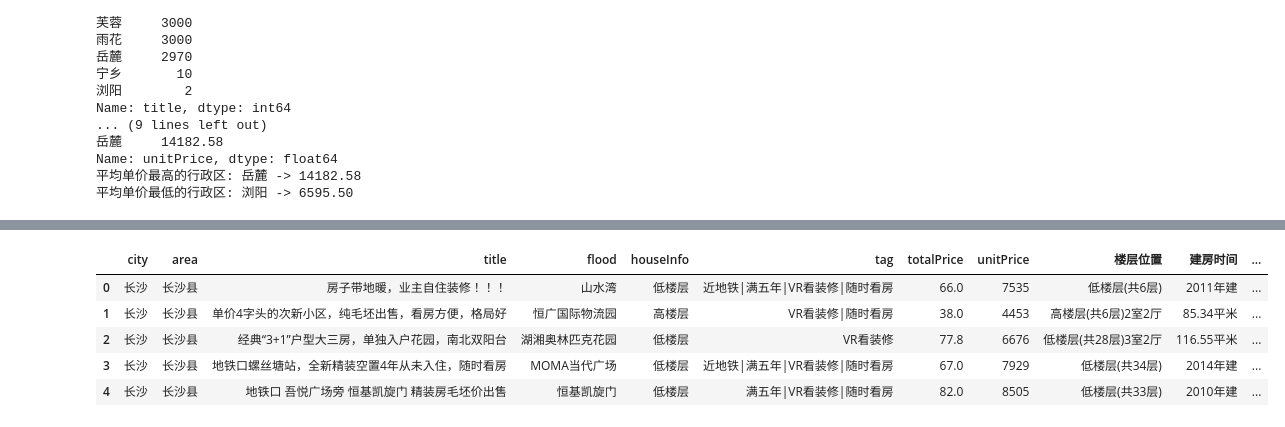
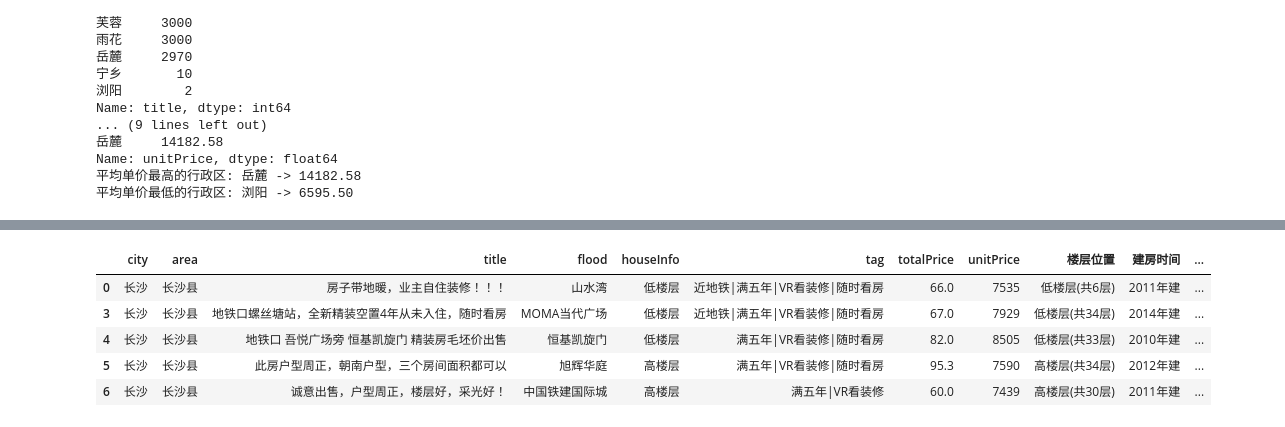
Before and after one commit to JasperJLYu/Pandas, a Jupyter notebook: demos/长沙二手房新房数据分析/dataAnalysis.ipynb, the cells around one changed output, grey strips where cells are left out. Saved outputs shown, nothing was run; the diff lists cells and outputs as text; code cells hidden in the pictures.

```diff
--- a/demos/长沙二手房新房数据分析/dataAnalysis.ipynb
+++ b/demos/长沙二手房新房数据分析/dataAnalysis.ipynb
@@ -101,0 +125,4 @@ df.head()
+# %%
+# 应用拆分函数
+df_split = df["houseInfo"].apply(split_house_info)
+df_split.head()
@@ -101,0 +136,3 @@ df.head()
+# %%
+# 4. 合并到原数据
+df_new = pd.concat([df, df_split], axis=1)
@@ -102,20 +148,24 @@ df.head()
 # %%
 # 任务3
 # 处理缺失值
-df.isnull().sum()
+df_new.isnull().sum()
+
+# 删除缺失值
+df_new.dropna(inplace=True)
+df_new.isnull().sum()
 
 # 房屋的朝向使用 unknown 填充
-df = df.fillna({"房屋朝向":"unknown"})
-df.isnull().sum()
+# df = df.fillna({"房屋朝向":"unknown"})
+# df.isnull().sum()
 
 # tag 使用 unknown 填充
-df = df.fillna({"tag":"unknown"})
-df.isnull().sum()
+# df = df.fillna({"tag":"unknown"})
+# df.isnull().sum()
 
 # 房屋大小使用均值填充
-df["房屋大小"] = df["房屋大小"].str.replace("平米", "", regex=False)
-df["房屋大小"] = pd.to_numeric(df["房屋大小"], errors="coerce")
-df = df.fillna(round(df["房屋大小"].mean(), 2))
-df["房屋大小"] = df["房屋大小"].astype(str) + "平米"
-df.head()
+# df["房屋大小"] = df["房屋大小"].str.replace("平米", "", regex=False)
+# df["房屋大小"] = pd.to_numeric(df["房屋大小"], errors="coerce")
+# df = df.fillna(round(df["房屋大小"].mean(), 2))
+# df["房屋大小"] = df["房屋大小"].astype(str) + "平米"
+# df.head()
 # %% [output]
@@ -128,15 +186,15 @@ df.head()
 # %%
 # 任务4：统计不同楼层的房屋的售卖均价
-data = df
+data = df_new
 data["houseInfo"] = data["houseInfo"].str[:3]
 data.head()
 # %% [output]
 |  | city | area | title | flood | houseInfo | tag | totalPrice | unitPrice | 楼层位置 | 建房时间 | ... |
 | 0 | 长沙 | 长沙县 | 房子带地暖，业主自住装修！！！ | 山水湾 | 低楼层 | 近地铁|满五年|VR看装修|随时看房 | 66.0 | 7535 | 低楼层(共6层) | 2011年建 | ... |
-| 1 | 长沙 | 长沙县 | 单价4字头的次新小区，纯毛坯出售，看房方便，格局好 | 恒广国际物流园 | 高楼层 | VR看装修|随时看房 | 38.0 | 4453 | 高楼层(共6层)2室2厅 | 85.34平米 | ... |
-| 2 | 长沙 | 长沙县 | 经典“3+1”户型大三房，单独入户花园，南北双阳台 | 湖湘奥林匹克花园 | 低楼层 | VR看装修 | 77.8 | 6676 | 低楼层(共28层)3室2厅 | 116.55平米 | ... |
 | 3 | 长沙 | 长沙县 | 地铁口螺丝塘站，全新精装空置4年从未入住，随时看房 | MOMA当代广场 | 低楼层 | 近地铁|满五年|VR看装修|随时看房 | 67.0 | 7929 | 低楼层(共34层) | 2014年建 | ... |
 | 4 | 长沙 | 长沙县 | 地铁口 吾悦广场旁 恒基凯旋门 精装房毛坯价出售 | 恒基凯旋门 | 低楼层 | 满五年|VR看装修|随时看房 | 82.0 | 8505 | 低楼层(共33层) | 2010年建 | ... |
+| 5 | 长沙 | 长沙县 | 此房户型周正，朝南户型，三个房间面积都可以 | 旭辉华庭 | 高楼层 | 满五年|VR看装修|随时看房 | 95.3 | 7590 | 高楼层(共34层) | 2012年建 | ... |
+| 6 | 长沙 | 长沙县 | 诚意出售，户型周正，楼层好，采光好！ | 中国铁建国际城 | 高楼层 | 满五年|VR看装修 | 60.0 | 7439 | 高楼层(共30层) | 2011年建 | ... |
 # %%
 # 根据楼层聚类，并求平均值
 floor_mean = data.groupby("houseInfo")["unitPrice"].mean().round(2).sort_values(ascending=False)
```
Also changed, not shown: parts of 10 cells of this notebook.
